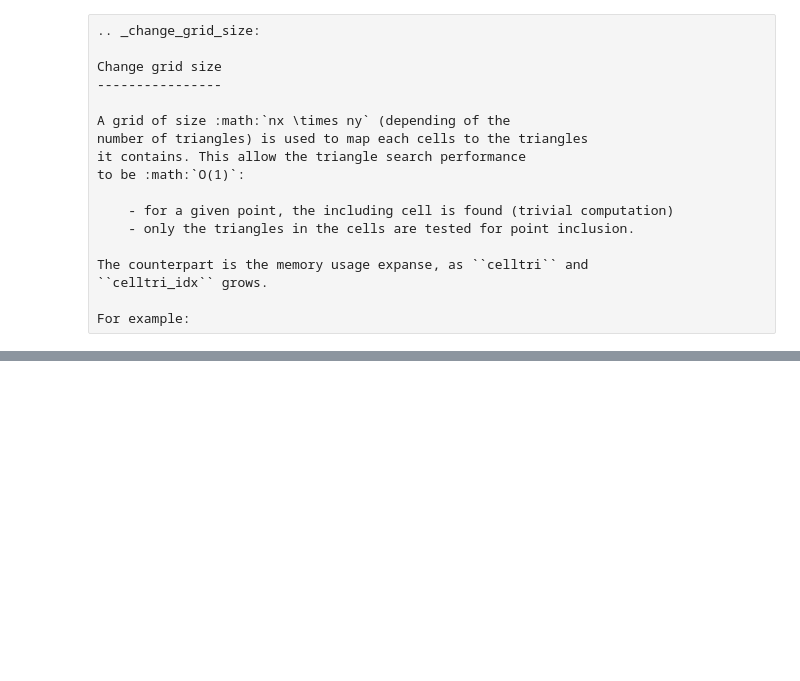
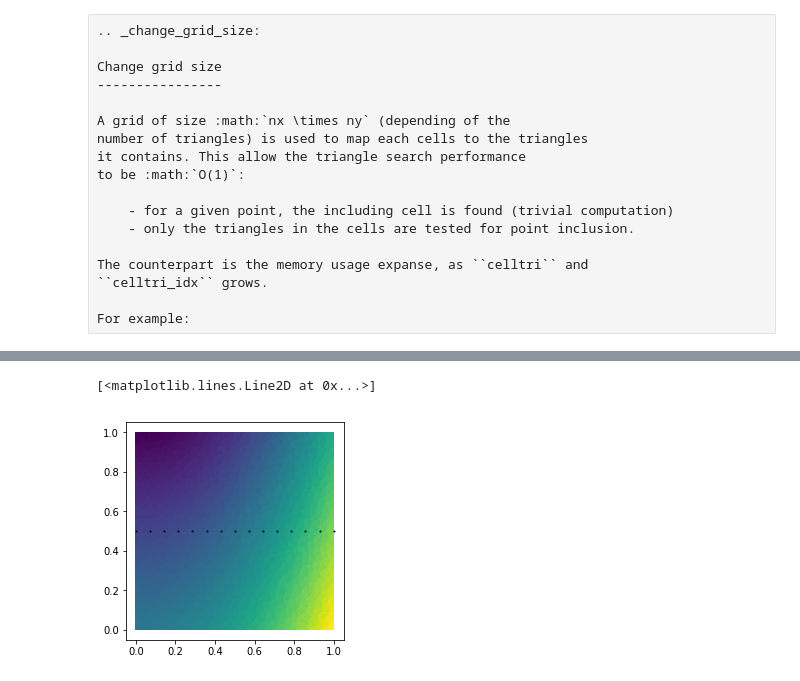
Before and after one commit to geomalgo/geomalgo-doc, a Jupyter notebook: triangulation.ipynb, the cells around one changed output, grey strips where cells are left out. Cells and saved outputs as stored; diff of their text form; code cells hidden in the pictures; blank space fills up the shorter version.

```diff
--- a/triangulation.ipynb
+++ b/triangulation.ipynb
@@ -425,0 +464,24 @@ nx, ny = 32, celltri size: 1025, celltri_idx size: 7682
+# %%
+def f(x,y):
+    x, y  = np.asarray(x), np.asarray(y)
+    return 3*x**2 - 2*y + 2
+
+
+def g(x,y):
+    x, y  = np.asarray(x), np.asarray(y)
+    return -x**2 + 0.5*y
+
+
+# Plot data.
+vertdata = f(TG.x, TG.y)
+tripcolor(TG.x, TG.y, TG.trivtx, vertdata)
+axis('scaled')
+
+# Plot points to interpolate on.
+NP = 15
+xline = linspace(0, 1, NP)
+yline = full(NP, fill_value=0.5)
+plot(xline, yline, 'ko', ms=1)
+# %% [output]
+[<matplotlib.lines.Line2D at 0x...>]
+[figure, added]
```
Also changed, not shown: parts of 6 cells of this notebook.
